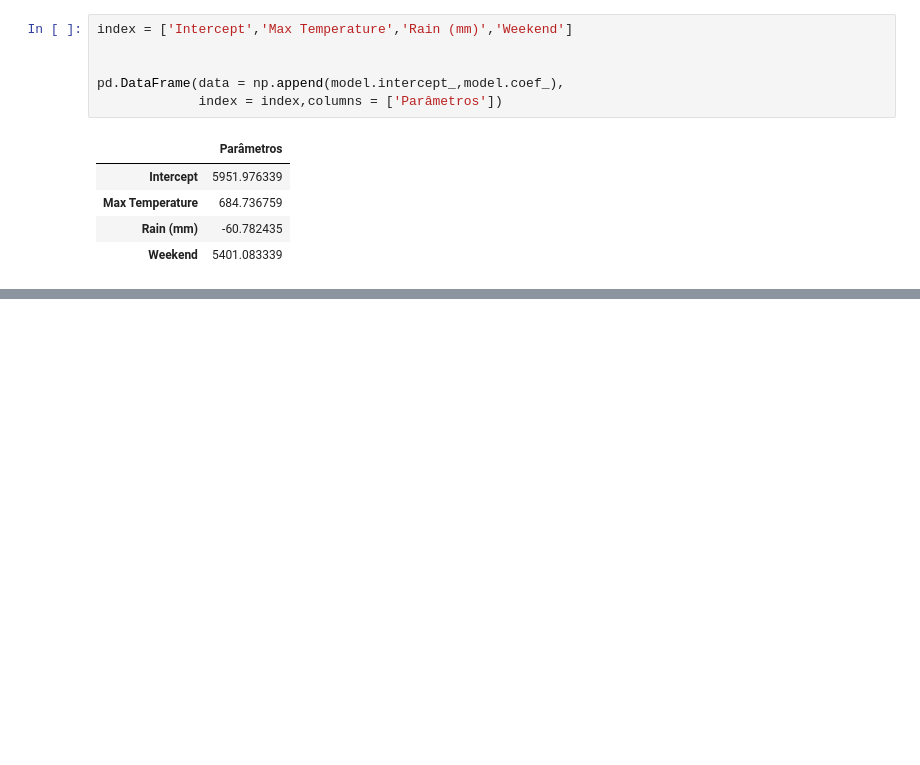
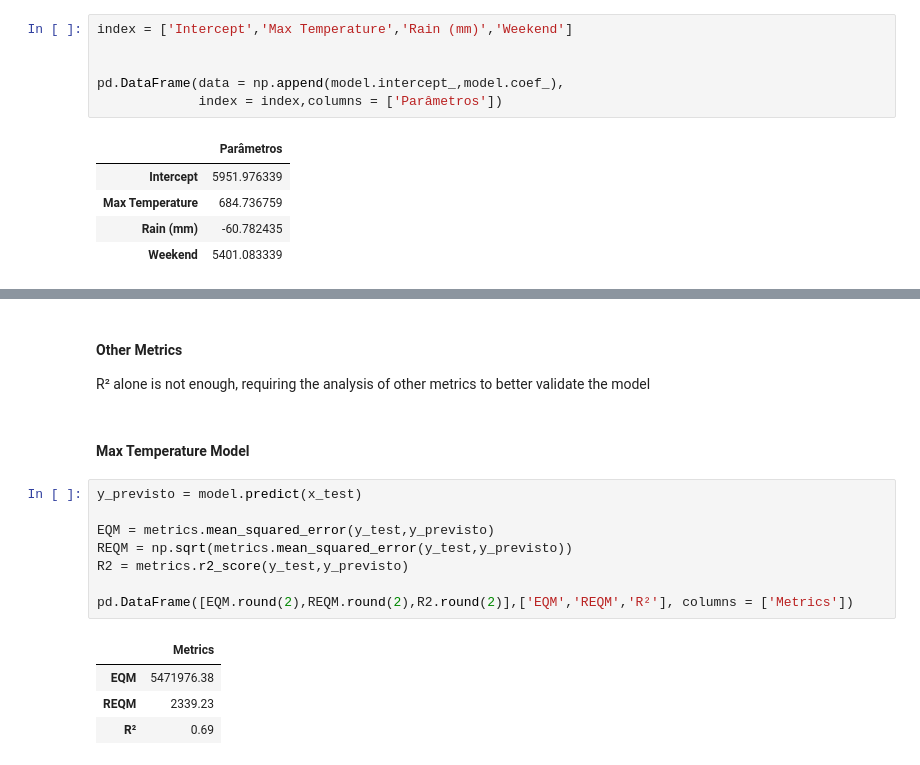
Before and after one commit to Mota-Scientist/Statistics-Tutorials, a Jupyter notebook: Linear Regression/linear_regression.ipynb, the cells around one changed output, grey strips where cells are left out. Saved outputs shown, nothing was run; the diff lists cells and outputs as text; blank space fills up the shorter version.

```diff
--- a/Linear Regression/linear_regression.ipynb
+++ b/Linear Regression/linear_regression.ipynb
@@ -416,0 +505,19 @@ pd.DataFrame(data = np.append(model.intercept_,model.coef_),
+# %% [markdown]
+#### Other Metrics
+
+R² alone is not enough, requiring the analysis of other metrics to better validate the model
+# %% [markdown]
+#### Max Temperature Model
+# %%
+y_previsto = model.predict(x_test)
+
+EQM = metrics.mean_squared_error(y_test,y_previsto)
+REQM = np.sqrt(metrics.mean_squared_error(y_test,y_previsto))
+R2 = metrics.r2_score(y_test,y_previsto)
+
+pd.DataFrame([EQM.round(2),REQM.round(2),R2.round(2)],['EQM','REQM','R²'], columns = ['Metrics'])
+# %% [output]
+|  | Metrics |
+| EQM | 5471976.38 |
+| REQM | 2339.23 |
+| R² | 0.69 |
```
Also changed, not shown: parts of 21 cells of this notebook.
